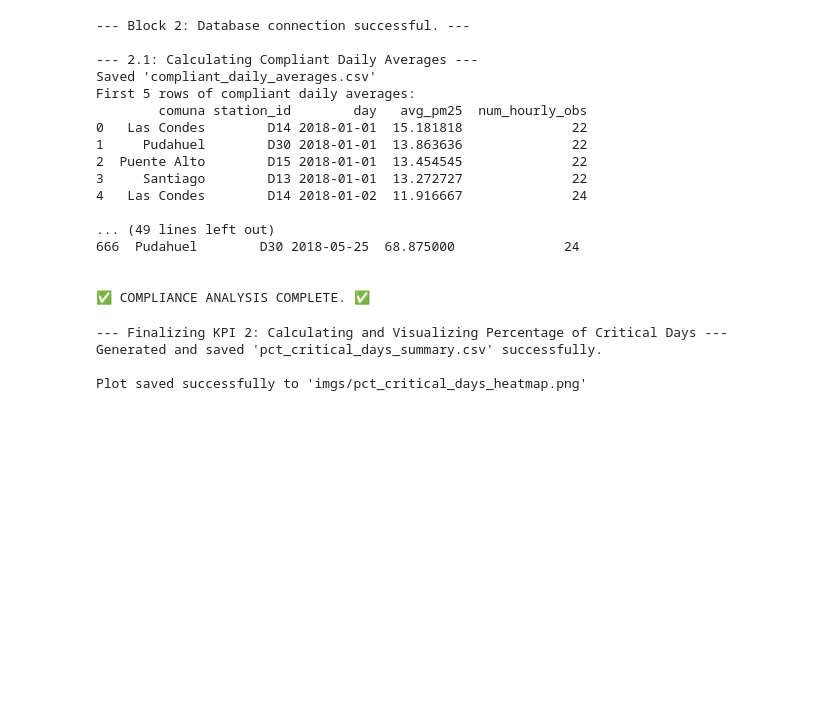
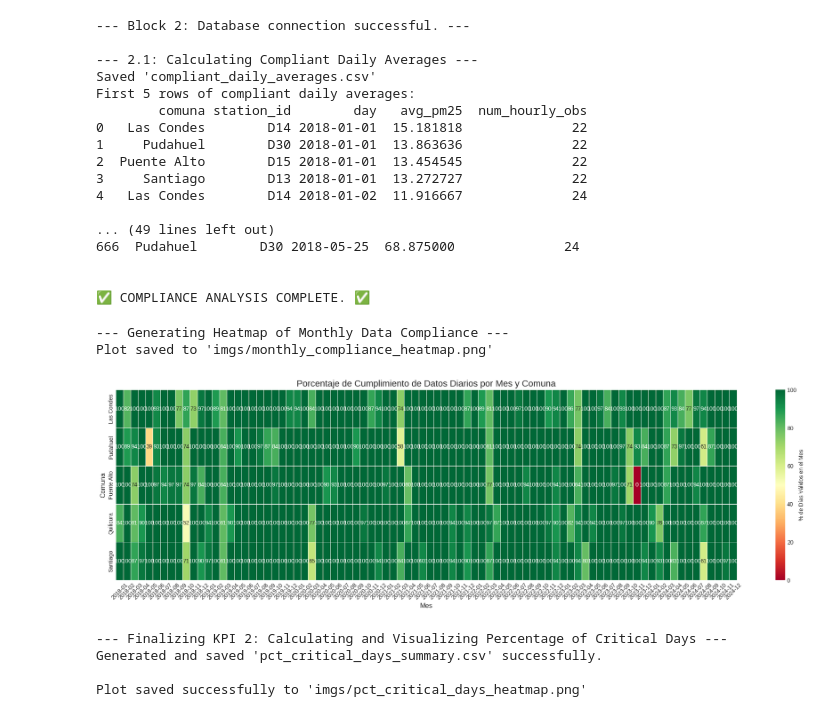
Before and after one commit to mcmoucheron/Portfolio-for-Remote-Data-Roles-Projects, a Jupyter notebook: calaire_rm/notebooks/analisis_calidad_aire_aistudio.ipynb, the cells around one changed output. Saved outputs shown, nothing was run; the diff lists cells and outputs as text; code cells hidden in the pictures; blank space fills up the shorter version.

```diff
--- a/calaire_rm/notebooks/analisis_calidad_aire_aistudio.ipynb
+++ b/calaire_rm/notebooks/analisis_calidad_aire_aistudio.ipynb
@@ -314,6 +314,75 @@ First 5 rows of compliant daily averages:
 
 
 ✅ COMPLIANCE ANALYSIS COMPLETE. ✅
+# %%
+# =============================================================================
+# BLOCK 2.5 ADDITIONAL VISUALIZATION: DATA COMPLETENESS HEATMAP
+# =============================================================================
+#
+# Purpose: This block visualizes the percentage of legally compliant days for
+#          each month and commune. It provides a clear overview of the data's
+#          quality and limitations over the entire study period.
+#
+# Output:  - imgs/monthly_compliance_heatmap.png
+#          - On-screen display of the heatmap.
+#
+# -----------------------------------------------------------------------------
+
+print("\n--- Generating Heatmap of Monthly Data Compliance ---")
+try:
+    # We need the full summary of ALL months for this plot, not just the non-compliant ones.
+    # Let's quickly regenerate it from the compliant_daily_averages file.
+    compliant_daily_df = pd.read_csv('compliant_daily_averages.csv')
+    compliant_daily_df['day'] = pd.to_datetime(compliant_daily_df['day'])
+
+    monthly_summary = compliant_daily_df.groupby([
+        compliant_daily_df['comuna'], compliant_daily_df['day'].dt.to_period('M')
+    ]).size().reset_index(name='num_compliant_days')
+
+    monthly_summary['total_days_in_month'] = monthly_summary['day'].dt.days_in_month
+    monthly_summary['percentage_compliant'] = (monthly_summary['num_compliant_days'] / monthly_summary['total_days_in_month']) * 100
+    monthly_summary['month_str'] = monthly_summary['day'].astype(str)
+
+    # Pivot the data for the heatmap
+    compliance_pivot = monthly_summary.pivot_table(
+        index='comuna',
+        columns='month_str',
+        values='percentage_compliant'
+    ).fillna(0) # Fill months with no data as 0% compliant
+
+    # Sort columns chronologically
+    compliance_pivot = compliance_pivot.reindex(sorted(compliance_pivot.columns), axis=1)
+
+    # --- Generate the Heatmap ---
+    plt.figure(figsize=(20, 6))
+    sns.heatmap(
+        compliance_pivot,
+        annot=True,          # Show the percentage in the cells
+        fmt=".0f",           # Format numbers as integers
+        cmap="RdYlGn",       # Red-Yellow-Green is intuitive for compliance (Red=Bad, Green=Good)
+        linewidths=.5,
+        cbar_kws={'label': '% de Días Válidos en el Mes'}
+    )
+
+    plt.title('Porcentaje de Cumplimiento de Datos Diarios por Mes y Comuna', fontsize=16)
+    plt.xlabel('Mes', fontsize=12)
+    plt.ylabel('Comuna', fontsize=12)
+    plt.xticks(rotation=45)
+    plt.tight_layout()
+
+    # Save the plot
+    plt.savefig('imgs/monthly_compliance_heatmap.png')
+    print("Plot saved to 'imgs/monthly_compliance_heatmap.png'")
+    plt.show()
+
+except FileNotFoundError:
+    print("Error: 'compliant_daily_averages.csv' not found. Please ensure your previous analysis blocks have run successfully.")
+except Exception as e:
+    print(f"An error occurred: {e}")
+# %% [output]
+--- Generating Heatmap of Monthly Data Compliance ---
+Plot saved to 'imgs/monthly_compliance_heatmap.png'
+[figure, added]
 # %%
 # =============================================================================
 # BLOCK 3: FINAL ANALYSIS FOR KPI 2 - PERCENTAGE OF CRITICAL DAYS
```
Also changed, not shown: parts of 7 cells of this notebook, 4 other files.
